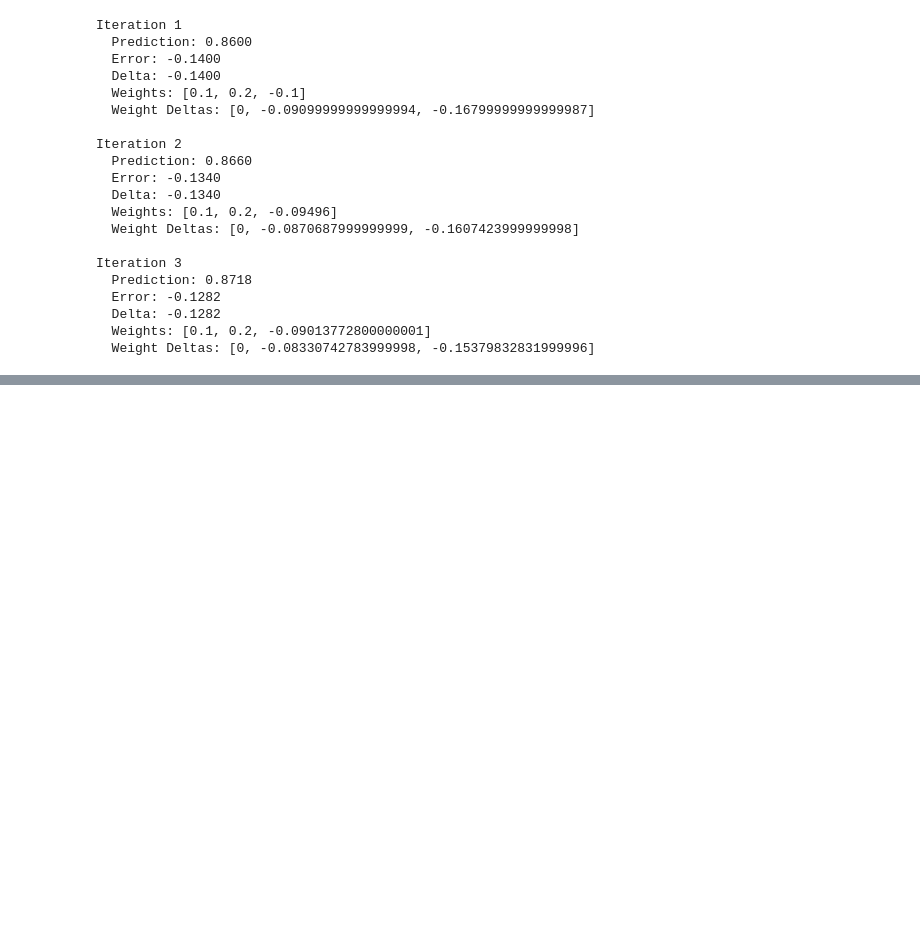
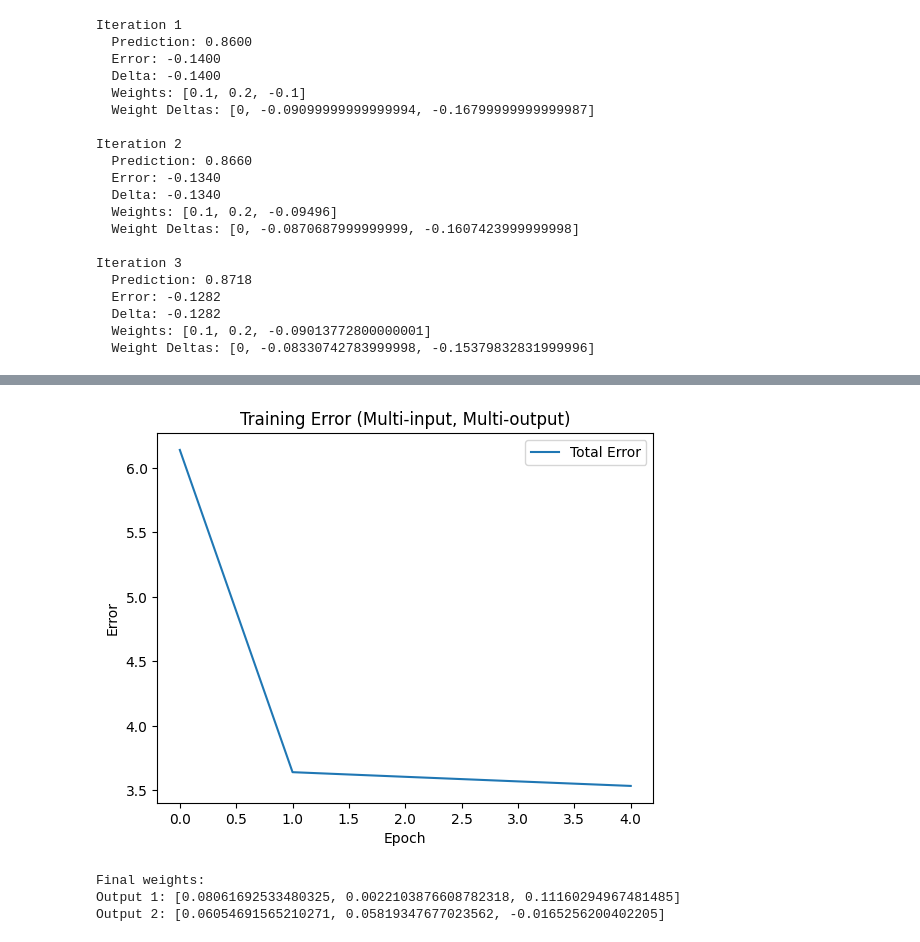
Before and after one commit to raghulchandramouli/Deep-learning-Book, a Jupyter notebook: chap_2/grad.ipynb, the cells around one changed output, grey strips where cells are left out. Cells and saved outputs as stored; diff of their text form; code cells hidden in the pictures; blank space fills up the shorter version.

```diff
--- a/chap_2/grad.ipynb
+++ b/chap_2/grad.ipynb
@@ -381,0 +410,45 @@ Iteration 3
+# %%
+alpha = 0.01
+epochs = 5
+
+errors = []
+
+def forward(x, W):
+    '''
+    Compute predictions: y_hat = W @ x
+    '''
+    return [sum(W[j][i] * x[i] for i in range(len(x))) for j in range(len(W))]
+
+for epoch in range(epochs):
+    total_error = 0.0
+
+    for x, y_true in zip(X, Y):
+        y_hat = forward(x, W)
+
+        # Error (Squared)
+        total_error += sum((y_hat[j] - y_true[j]) ** 2 for j in range(len(y_true)))
+
+        # gradients & weight update
+        for j in range(len(W)):
+            delta = y_hat[j] - y_true[j]
+            for i in range(len(W[j])):
+                W[j][i] -= alpha * delta * x[i]
+
+    errors.append(total_error)
+# %%
+plt.plot(errors, label="Total Error")
+plt.xlabel("Epoch")
+plt.ylabel("Error")
+plt.title("Training Error (Multi-input, Multi-output)")
+plt.legend()
+plt.show()
+# %% [output]
+[figure, added]
+# %%
+print("Final weights:")
+for j in range(len(W)):
+    print(f"Output {j+1}: {W[j]}")
+# %% [output]
+Final weights:
+Output 1: [0.08061692533480325, 0.0022103876608782318, 0.11160294967481485]
+Output 2: [0.06054691565210271, 0.05819347677023562, -0.0165256200402205]
```
Also changed, not shown: parts of 3 cells of this notebook.
